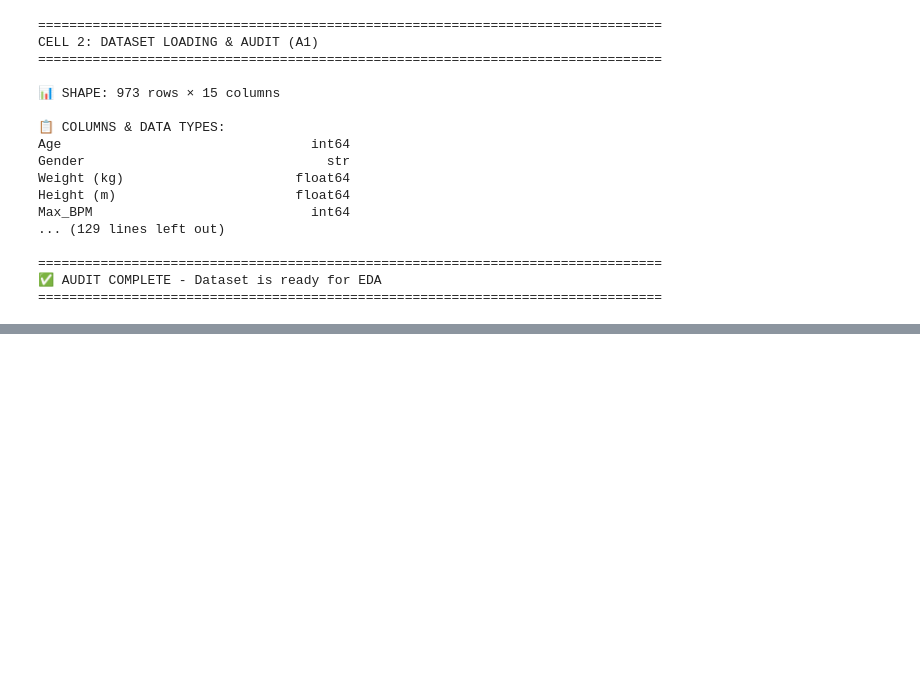
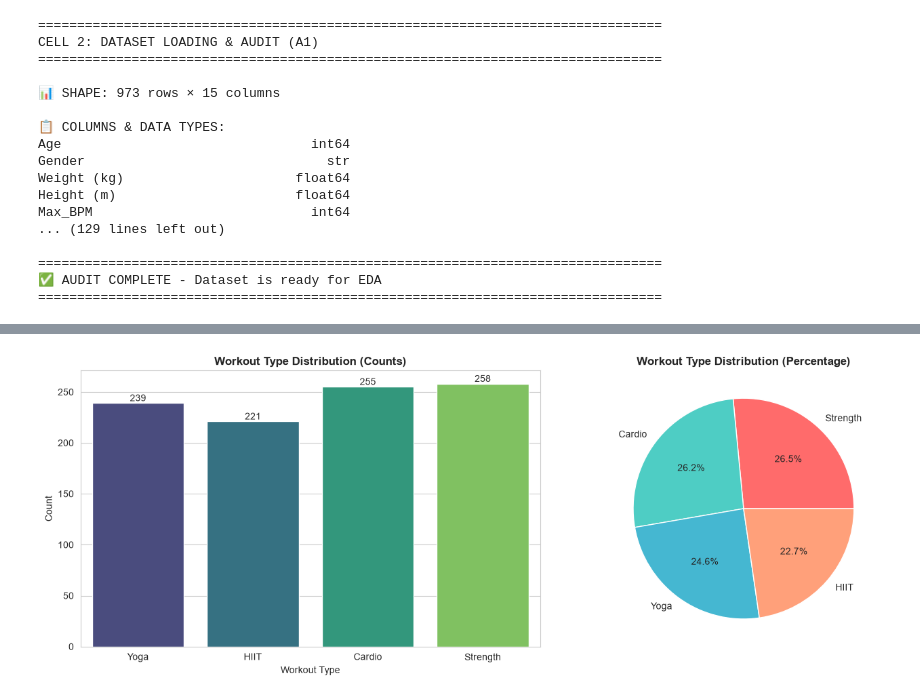
Before and after one commit to Dhaurshand/FitSense, a Jupyter notebook: Notebooks/Classification/classification.ipynb, the cells around one changed output, grey strips where cells are left out. Drawn from its saved outputs; the diff is of its cells as text; code cells hidden in the pictures; blank space fills up the shorter version.

```diff
--- a/Notebooks/Classification/classification.ipynb
+++ b/Notebooks/Classification/classification.ipynb
@@ -172,3 +172,84 @@ Water_Intake (liters)            0.004411
 ================================================================================
 ✅ CELL 3 COMPLETE
 ================================================================================
+# %%
+print("\n" + "=" * 80)
+print("CELL 4: EDA - TARGET DISTRIBUTION & FEATURE-TARGET (A2 - Part 2)")
+print("=" * 80)
+
+# 1. Target variable distribution
+print("\n1️⃣ Creating target distribution plots...")
+
+fig, axes = plt.subplots(1, 2, figsize=(14, 5))
+
+# Count plot
+sns.countplot(x='Workout_Type', data=df, ax=axes[0], palette='viridis')
+axes[0].set_title('Workout Type Distribution (Counts)', fontweight='bold', fontsize=12)
+axes[0].set_xlabel('Workout Type')
+axes[0].set_ylabel('Count')
+for p in axes[0].patches:
+    axes[0].annotate(f'{int(p.get_height())}',
+                     (p.get_x() + p.get_width() / 2., p.get_height()),
+                     ha='center', va='bottom')
+
+# Pie chart
+df['Workout_Type'].value_counts().plot(kind='pie', ax=axes[1], autopct='%1.1f%%',
+                                        colors=['#FF6B6B', '#4ECDC4', '#45B7D1', '#FFA07A'])
+axes[1].set_title('Workout Type Distribution (Percentage)', fontweight='bold', fontsize=12)
+axes[1].set_ylabel('')
+
+plt.tight_layout()
+plt.show()
+
+print("   ✅ Target distribution plots saved to results/A2_3_target_distribution.png")
+
+# 2. Feature-Target Relationships (Scatter plots)
+print("\n2️⃣ Creating feature-target scatter plots...")
+
+fig, axes = plt.subplots(2, 2, figsize=(14, 10))
+
+# Create color mapping for workout types
+workout_colors = {'Strength': '#FF6B6B', 'Cardio': '#4ECDC4',
+                  'Yoga': '#45B7D1', 'HIIT': '#FFA07A'}
+colors = df['Workout_Type'].map(workout_colors)
+
+# Scatter plot 1: Age vs Calories_Burned
+axes[0, 0].scatter(df['Age'], df['Calories_Burned'], c=colors, alpha=0.6, s=50)
+axes[0, 0].set_xlabel('Age (years)')
+axes[0, 0].set_ylabel('Calories Burned')
+axes[0, 0].set_title('Age vs Calories Burned (by Workout Type)', fontweight='bold')
+axes[0, 0].grid(alpha=0.3)
+
+# Scatter plot 2: Max_BPM vs Session_Duration
+axes[0, 1].scatter(df['Max_BPM'], df['Session_Duration (hours)'], c=colors, alpha=0.6, s=50)
+axes[0, 1].set_xlabel('Max Heart Rate (BPM)')
+axes[0, 1].set_ylabel('Session Duration (hours)')
+axes[0, 1].set_title('Max Heart Rate vs Session Duration (by Workout Type)', fontweight='bold')
+axes[0, 1].grid(alpha=0.3)
+
+# Scatter plot 3: Weight vs Fat_Percentage
+axes[1, 0].scatter(df['Weight (kg)'], df['Fat_Percentage'], c=colors, alpha=0.6, s=50)
+axes[1, 0].set_xlabel('Weight (kg)')
+axes[1, 0].set_ylabel('Fat Percentage (%)')
+axes[1, 0].set_title('Weight vs Body Fat Percentage (by Workout Type)', fontweight='bold')
+axes[1, 0].grid(alpha=0.3)
+
+# Scatter plot 4: Experience_Level vs Workout_Frequency
+axes[1, 1].scatter(df['Experience_Level'], df['Workout_Frequency (days/week)'],
+                   c=colors, alpha=0.6, s=50)
+axes[1, 1].set_xlabel('Experience Level (1-3)')
+axes[1, 1].set_ylabel('Workout Frequency (days/week)')
+axes[1, 1].set_title('Experience Level vs Workout Frequency (by Workout Type)', fontweight='bold')
+axes[1, 1].grid(alpha=0.3)
+
+# Add legend
+from matplotlib.patches import Patch
+legend_elements = [Patch(facecolor='#FF6B6B', label='Strength'),
+                   Patch(facecolor='#4ECDC4', label='Cardio'),
+                   Patch(facecolor='#45B7D1', label='Yoga'),
+                   Patch(facecolor='#FFA07A', label='HIIT')]
+fig.legend(handles=legend_elements, loc='upper center', ncol=4, bbox_to_anchor=(0.5, -0.02))
+
+plt.tight_layout()
+plt.show()
+# %% [output]
@@ -174,0 +261 @@ Water_Intake (liters)            0.004411
+[figure, added]
```
Also changed, not shown: parts of 8 cells of this notebook, 16 other files.
